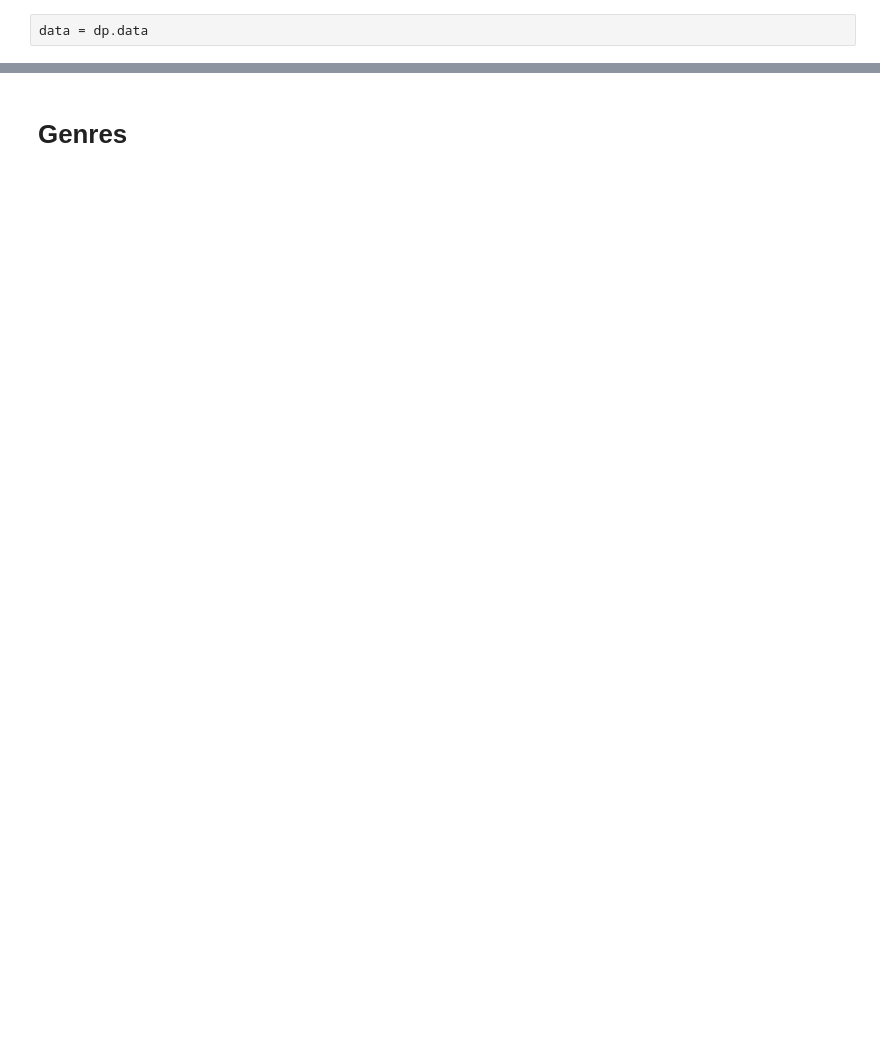
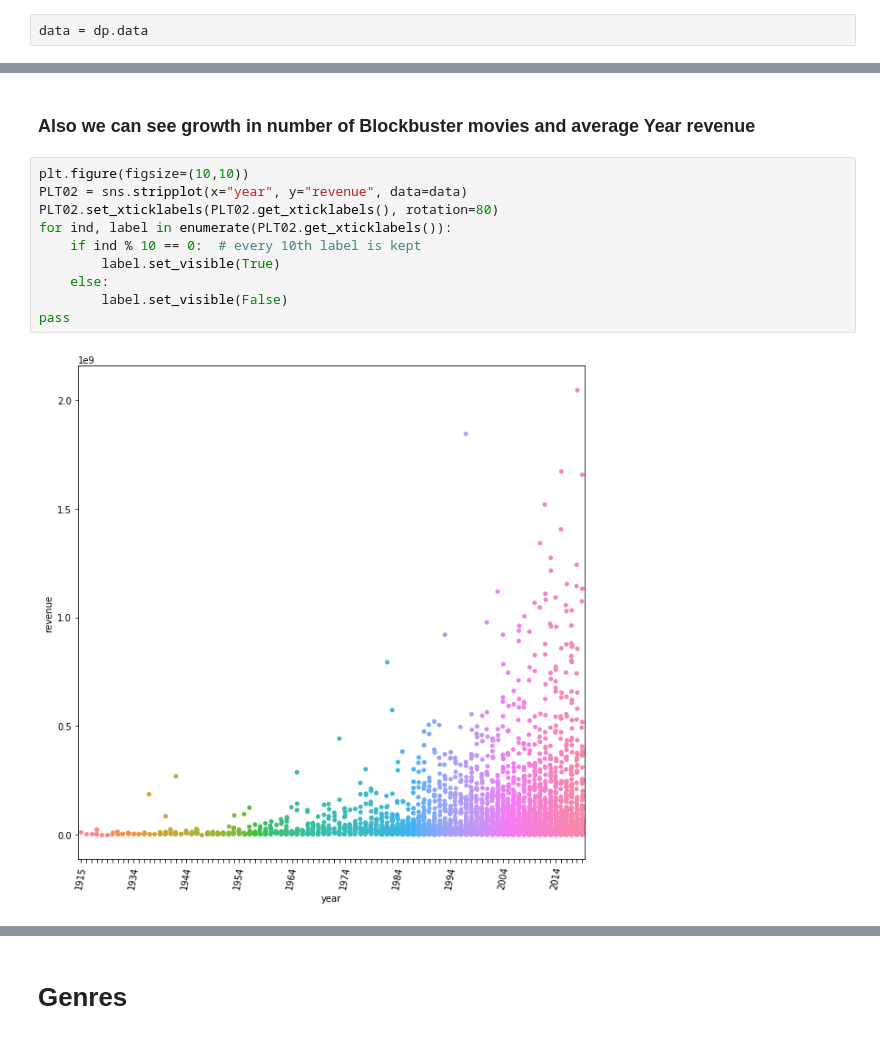
Before and after one commit to Stayermax/BORP, a Jupyter notebook: EDA.ipynb, the cells around one changed output, grey strips where cells are left out. Saved outputs shown, nothing was run; the diff lists cells and outputs as text; blank space fills up the shorter version.

```diff
--- a/EDA.ipynb
+++ b/EDA.ipynb
@@ -39,0 +56,14 @@ data = dp.data
+# %% [markdown]
+### Also we can see growth in number of Blockbuster movies and average Year revenue
+# %%
+plt.figure(figsize=(10,10))
+PLT02 = sns.stripplot(x="year", y="revenue", data=data)
+PLT02.set_xticklabels(PLT02.get_xticklabels(), rotation=80)
+for ind, label in enumerate(PLT02.get_xticklabels()):
+    if ind % 10 == 0:  # every 10th label is kept
+        label.set_visible(True)
+    else:
+        label.set_visible(False)
+pass
+# %% [output]
+[figure, added]
```
Also changed, not shown: parts of 21 cells of this notebook, 1 other file.
